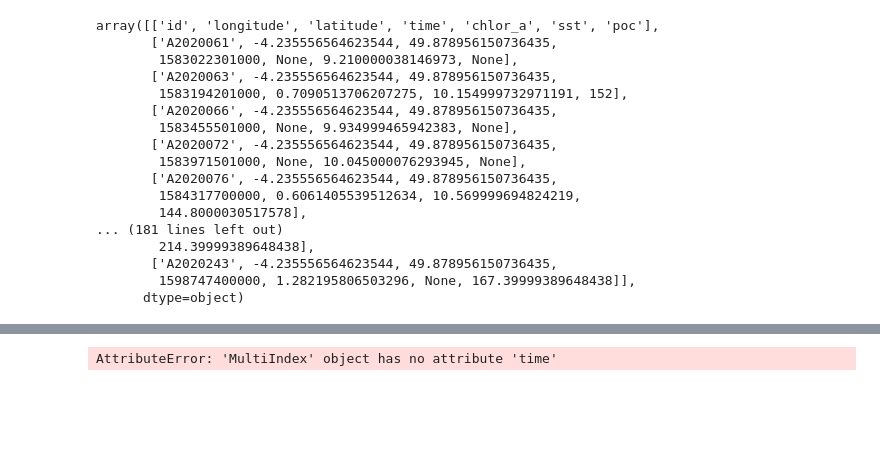
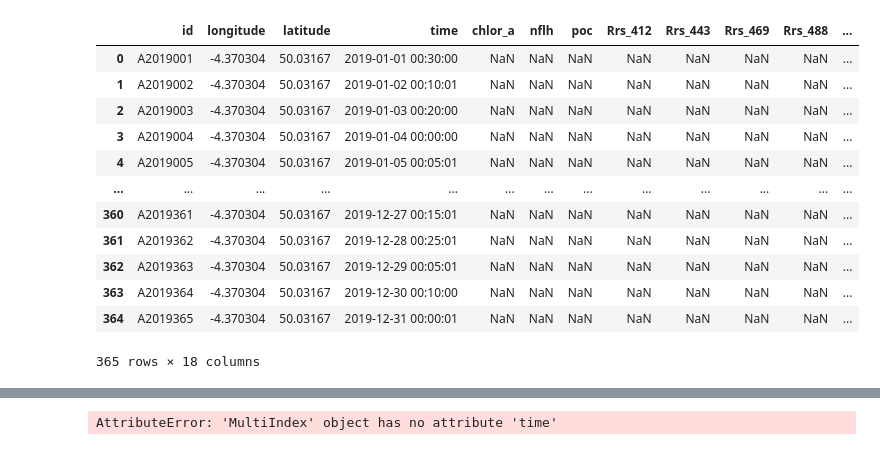
Before and after one commit to eejco/pp-bermuda, a Jupyter notebook: modis-aqua-chl.ipynb, the cells around one changed output, grey strips where cells are left out. Drawn from its saved outputs; the diff is of its cells as text; code cells hidden in the pictures; blank space fills up the shorter version.

```diff
--- a/modis-aqua-chl.ipynb
+++ b/modis-aqua-chl.ipynb
@@ -18,10 +18,46 @@ Enter verification code: 4/1AX4XfWgBAmmOYs_VKdaVIvZH4rU3MvrIdjHI8Nz1BZihb21-9L2-
 
 Successfully saved authorization token.
 # %%
-ic = ee.ImageCollection('NASA/OCEANDATA/MODIS-Aqua/L3SMI').select(['chlor_a','sst','poc']).filterDate('2020-03-01', '2020-09-01');
-# lon = -64.8857
-# lat = 32.381155
-lon = -4.237
-lat = 49.88
+# Define lon and lat of interest
+lon0 = -4.37
+lat0 = 50.03
 
-cntr = ee.Geometry.Point(lon,lat)
+# Define time window of interest
+start_date = '2019-01-01'
+end_date = '2020-01-01'
+
+# Define scale (?)
+scale = 1000 # what is this???????
+
+# Get image collections for modis and landsat
+def get_data(name,lon,lat):
+    # Extract image collection
+    cntr = ee.Geometry.Point(lon,lat)
+    ic = ee.ImageCollection(name).filterDate(start_date,end_date)
+    # Turn into array
+    info = ic.getRegion(cntr,scale).getInfo()
+    # Turn into dataframe
+    header = info[0]
+    data = info[1:]
+    df = pd.DataFrame(data,columns=header)
+    # Convert time to datetime
+    df.time = pd.to_datetime(df.time, unit='ms')
+    return df
+
+df_modis = get_data('NASA/OCEANDATA/MODIS-Aqua/L3SMI',lon0,lat0)
+df_landsat = get_data('LANDSAT/LC08/C01/T1',lon0,lat0)
+df_modis
+# %% [output]
+|  | id | longitude | latitude | time | chlor_a | nflh | poc | Rrs_412 | Rrs_443 | Rrs_469 | Rrs_488 | ... |
+| 0 | A2019001 | -4.370304 | 50.03167 | 2019-01-01 00:30:00 | NaN | NaN | NaN | NaN | NaN | NaN | NaN | ... |
+| 1 | A2019002 | -4.370304 | 50.03167 | 2019-01-02 00:10:01 | NaN | NaN | NaN | NaN | NaN | NaN | NaN | ... |
+| 2 | A2019003 | -4.370304 | 50.03167 | 2019-01-03 00:20:00 | NaN | NaN | NaN | NaN | NaN | NaN | NaN | ... |
+| 3 | A2019004 | -4.370304 | 50.03167 | 2019-01-04 00:00:00 | NaN | NaN | NaN | NaN | NaN | NaN | NaN | ... |
+| 4 | A2019005 | -4.370304 | 50.03167 | 2019-01-05 00:05:01 | NaN | NaN | NaN | NaN | NaN | NaN | NaN | ... |
+| ... | ... | ... | ... | ... | ... | ... | ... | ... | ... | ... | ... | ... |
+| 360 | A2019361 | -4.370304 | 50.03167 | 2019-12-27 00:15:01 | NaN | NaN | NaN | NaN | NaN | NaN | NaN | ... |
+| 361 | A2019362 | -4.370304 | 50.03167 | 2019-12-28 00:25:01 | NaN | NaN | NaN | NaN | NaN | NaN | NaN | ... |
+| 362 | A2019363 | -4.370304 | 50.03167 | 2019-12-29 00:05:01 | NaN | NaN | NaN | NaN | NaN | NaN | NaN | ... |
+| 363 | A2019364 | -4.370304 | 50.03167 | 2019-12-30 00:10:00 | NaN | NaN | NaN | NaN | NaN | NaN | NaN | ... |
+| 364 | A2019365 | -4.370304 | 50.03167 | 2019-12-31 00:00:01 | NaN | NaN | NaN | NaN | NaN | NaN | NaN | ... |
+365 rows × 18 columns
@@ -31,25 +63,0 @@ ic_pix=ic.getRegion(cntr, scale).getInfo()
-# %%
-def valid_row(row):
-    return row[4] != None or row[5] != None #or row[6] != None
-
-valid = [valid_row(rw) for rw in ic_pix]
-data_pix = np.array(ic_pix)[valid]
-data_pix
-# %% [output]
-array([['id', 'longitude', 'latitude', 'time', 'chlor_a', 'sst', 'poc'],
-       ['A2020061', -4.235556564623544, 49.878956150736435,
-        1583022301000, None, 9.210000038146973, None],
-       ['A2020063', -4.235556564623544, 49.878956150736435,
-        1583194201000, 0.7090513706207275, 10.154999732971191, 152],
-       ['A2020066', -4.235556564623544, 49.878956150736435,
-        1583455501000, None, 9.934999465942383, None],
-       ['A2020072', -4.235556564623544, 49.878956150736435,
-        1583971501000, None, 10.045000076293945, None],
-       ['A2020076', -4.235556564623544, 49.878956150736435,
-        1584317700000, 0.6061405539512634, 10.569999694824219,
-        144.8000030517578],
-... (181 lines left out)
-        214.39999389648438],
-       ['A2020243', -4.235556564623544, 49.878956150736435,
-        1598747400000, 1.282195806503296, None, 167.39999389648438]],
-      dtype=object)
```
Also changed, not shown: parts of 15 cells of this notebook.
